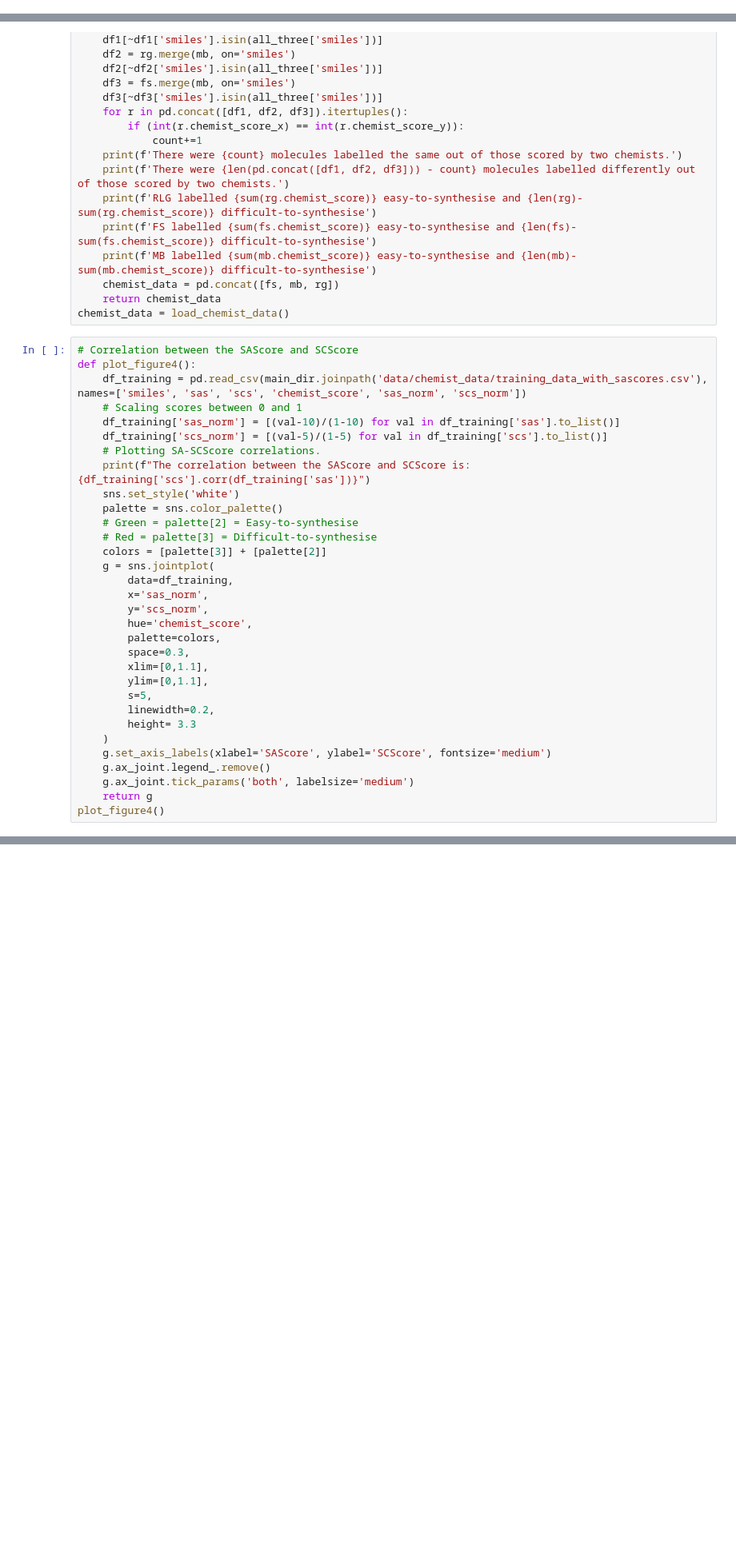
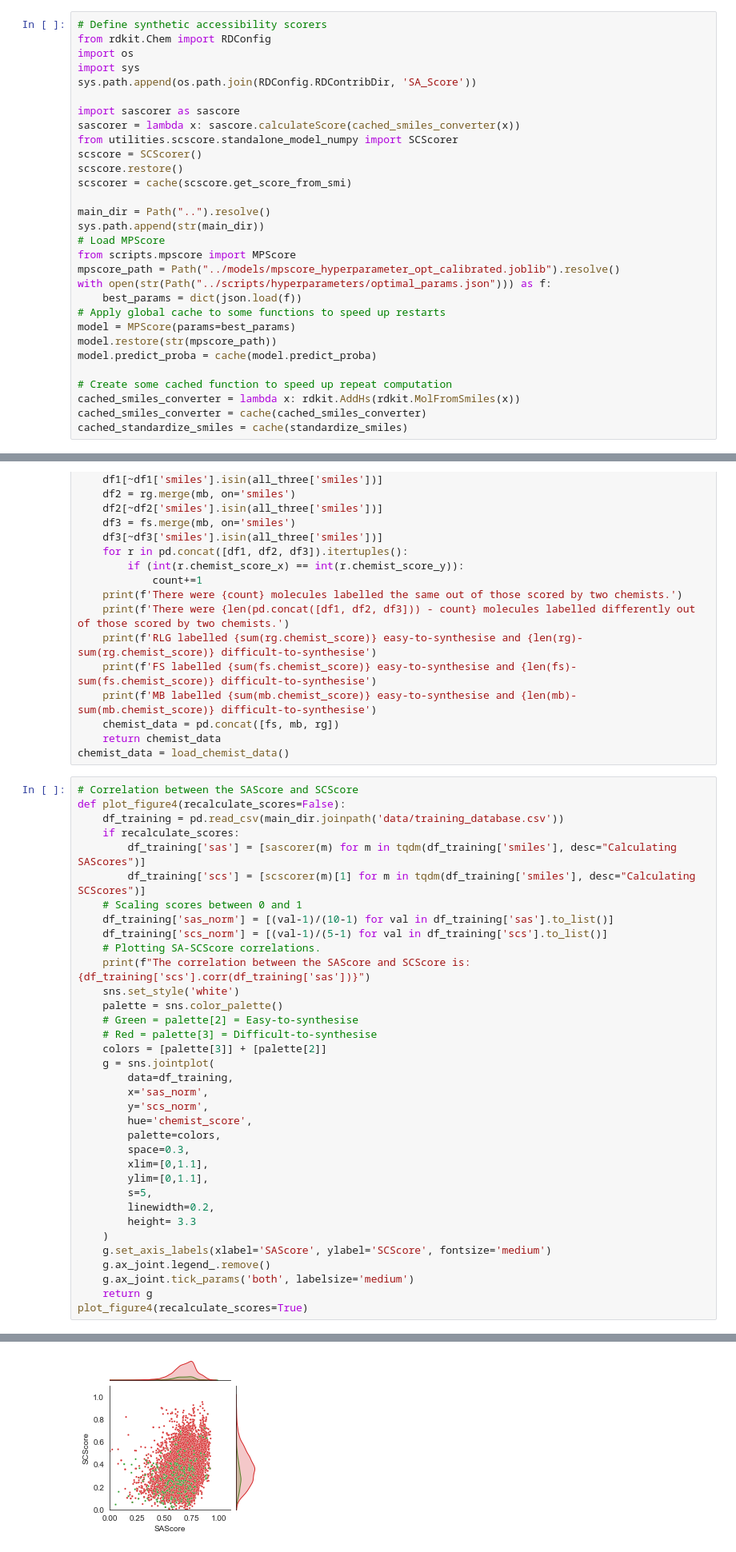
Before and after one commit to stevenkbennett/synthetic_accessibility_project, a Jupyter notebook: notebooks/database_analysis.ipynb, the cells around one changed output, grey strips where cells are left out. Shown at 80% size. Saved outputs shown, nothing was run; the diff lists cells and outputs as text; blank space fills up the shorter version.

Commit message:
Updated databases

```diff
--- a/notebooks/database_analysis.ipynb
+++ b/notebooks/database_analysis.ipynb
@@ -22,6 +22,36 @@ from sklearn.decomposition import PCA
 from sklearn.cluster import KMeans
 from sklearn.metrics import silhouette_score, pairwise_distances_argmin_min
 from functools import cache
+# %%
+# Define synthetic accessibility scorers
+from rdkit.Chem import RDConfig
+import os
+import sys
+sys.path.append(os.path.join(RDConfig.RDContribDir, 'SA_Score'))
+
+import sascorer as sascore
+sascorer = lambda x: sascore.calculateScore(cached_smiles_converter(x))
+from utilities.scscore.standalone_model_numpy import SCScorer
+scscore = SCScorer()
+scscore.restore()
+scscorer = cache(scscore.get_score_from_smi)
+
+main_dir = Path("..").resolve()
+sys.path.append(str(main_dir))
+# Load MPScore
+from scripts.mpscore import MPScore
+mpscore_path = Path("../models/mpscore_hyperparameter_opt_calibrated.joblib").resolve()
+with open(str(Path("../scripts/hyperparameters/optimal_params.json"))) as f:
+    best_params = dict(json.load(f))
+# Apply global cache to some functions to speed up restarts
+model = MPScore(params=best_params)
+model.restore(str(mpscore_path))
+model.predict_proba = cache(model.predict_proba)
+
+# Create some cached function to speed up repeat computation
+cached_smiles_converter = lambda x: rdkit.AddHs(rdkit.MolFromSmiles(x))
+cached_smiles_converter = cache(cached_smiles_converter)
+cached_standardize_smiles = cache(standardize_smiles)
 # %%
 # Analysing the functional groups in the training dataset
 def find_functional_groups():
@@ -128,11 +158,14 @@ def load_chemist_data():
 chemist_data = load_chemist_data()
 # %%
 # Correlation between the SAScore and SCScore
-def plot_figure4():
-    df_training = pd.read_csv(main_dir.joinpath('data/chemist_data/training_data_with_sascores.csv'), names=['smiles', 'sas', 'scs', 'chemist_score', 'sas_norm', 'scs_norm'])
+def plot_figure4(recalculate_scores=False):
+    df_training = pd.read_csv(main_dir.joinpath('data/training_database.csv'))
+    if recalculate_scores:
+        df_training['sas'] = [sascorer(m) for m in tqdm(df_training['smiles'], desc="Calculating SAScores")]
+        df_training['scs'] = [scscorer(m)[1] for m in tqdm(df_training['smiles'], desc="Calculating SCScores")]
     # Scaling scores between 0 and 1
-    df_training['sas_norm'] = [(val-10)/(1-10) for val in df_training['sas'].to_list()]
-    df_training['scs_norm'] = [(val-5)/(1-5) for val in df_training['scs'].to_list()]
+    df_training['sas_norm'] = [(val-1)/(10-1) for val in df_training['sas'].to_list()]
+    df_training['scs_norm'] = [(val-1)/(5-1) for val in df_training['scs'].to_list()]
     # Plotting SA-SCScore correlations.
     print(f"The correlation between the SAScore and SCScore is: {df_training['scs'].corr(df_training['sas'])}")
     sns.set_style('white')
@@ -157,4 +190,5 @@ def plot_figure4():
     g.ax_joint.legend_.remove()
     g.ax_joint.tick_params('both', labelsize='medium')
     return g
-plot_figure4()
+plot_figure4(recalculate_scores=True)
+# %% [output]
@@ -161,3 +197,4 @@ plot_figure4()
+[figure, added]
 # %% [markdown]
 ## Hyperparameter Optimisation
 
```
Also changed, not shown: parts of 16 cells of this notebook, 2 other files.
